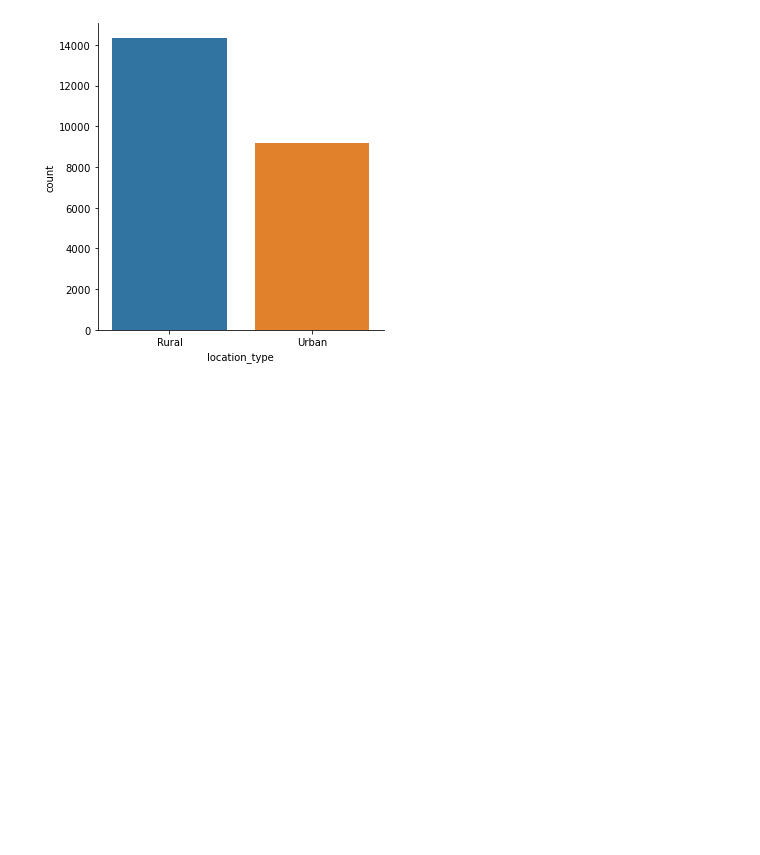
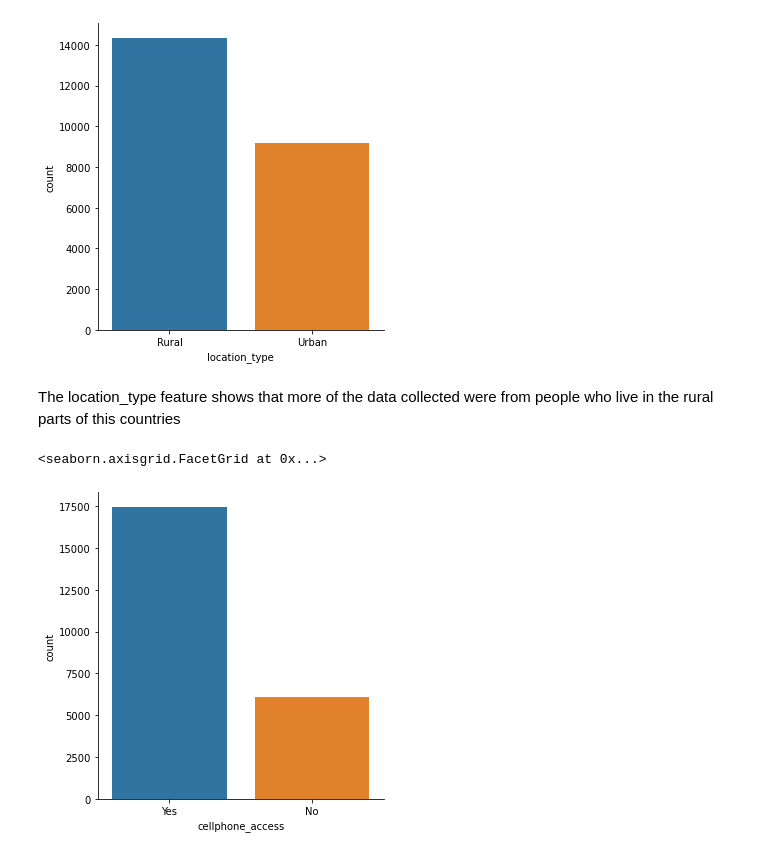
Before and after one commit to ladiposamuel/financial-inclusion-in-africa, a Jupyter notebook: EDA.ipynb, the cells around one changed output. Drawn from its saved outputs; the diff is of its cells as text; code cells hidden in the pictures; blank space fills up the shorter version.

```diff
--- a/EDA.ipynb
+++ b/EDA.ipynb
@@ -128,3 +139,10 @@ sns.catplot(data=train_data, x='location_type', kind='count')
 # %% [output]
 <seaborn.axisgrid.FacetGrid at 0x...>
 [figure]
+# %% [markdown]
+The location_type feature shows that more of the data collected were from people who live in the rural parts of this countries
+# %%
+sns.catplot(data=train_data, x='cellphone_access', kind='count')
+# %% [output]
+<seaborn.axisgrid.FacetGrid at 0x...>
+[figure, added]
```
Also changed, not shown: parts of 33 cells of this notebook.
